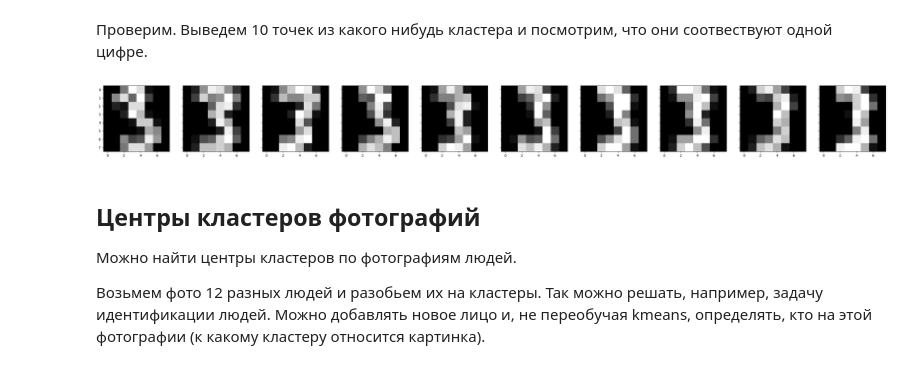
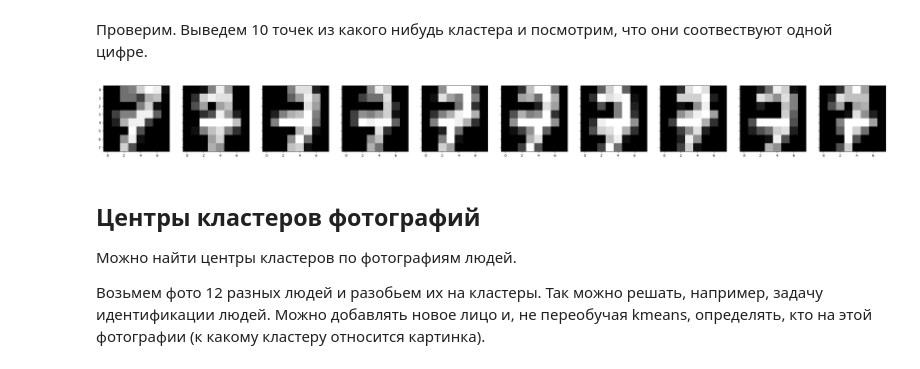
Before and after one commit to hook171/AISys, a Jupyter notebook: 01-ml-basics/03-kmeans/03_KMeans.ipynb, the cells around one changed output. Cells and saved outputs as stored; diff of their text form; code cells hidden in the pictures.

```diff
--- a/01-ml-basics/03-kmeans/03_KMeans.ipynb
+++ b/01-ml-basics/03-kmeans/03_KMeans.ipynb
@@ -251,16 +253,16 @@ Iteration 41, Loss: 0.0
 # %% [markdown]
 Проверим. Выведем 10 точек из какого нибудь кластера и посмотрим, что они соотвествуют одной цифре.
 # %%
-number = 3 # Номер кластера
+number = 7 # Номер кластера
 count = 10 # Кол-во примеров
 testX = X[y == number]
 
 testX[0,:].reshape([8,8])
 f, axes = plt.subplots(1, count, sharey=True, figsize=(40,6))
 for i in range(count):
     axes[i].imshow(testX[i,:].reshape([8,8]), cmap='gray')
 # %% [output]
-[figure, old version]
+[figure, new version]
 # %% [markdown]
 ## Центры кластеров фотографий
 
```
Also changed, not shown: parts of 7 cells of this notebook.
